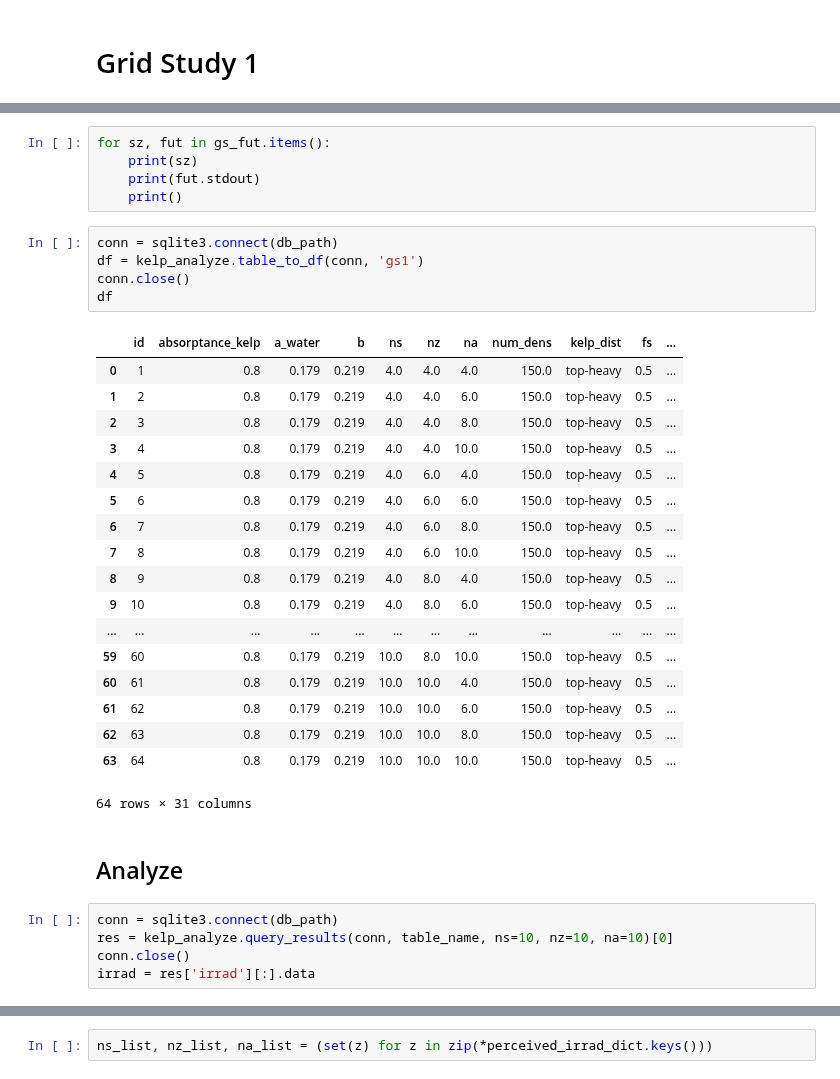
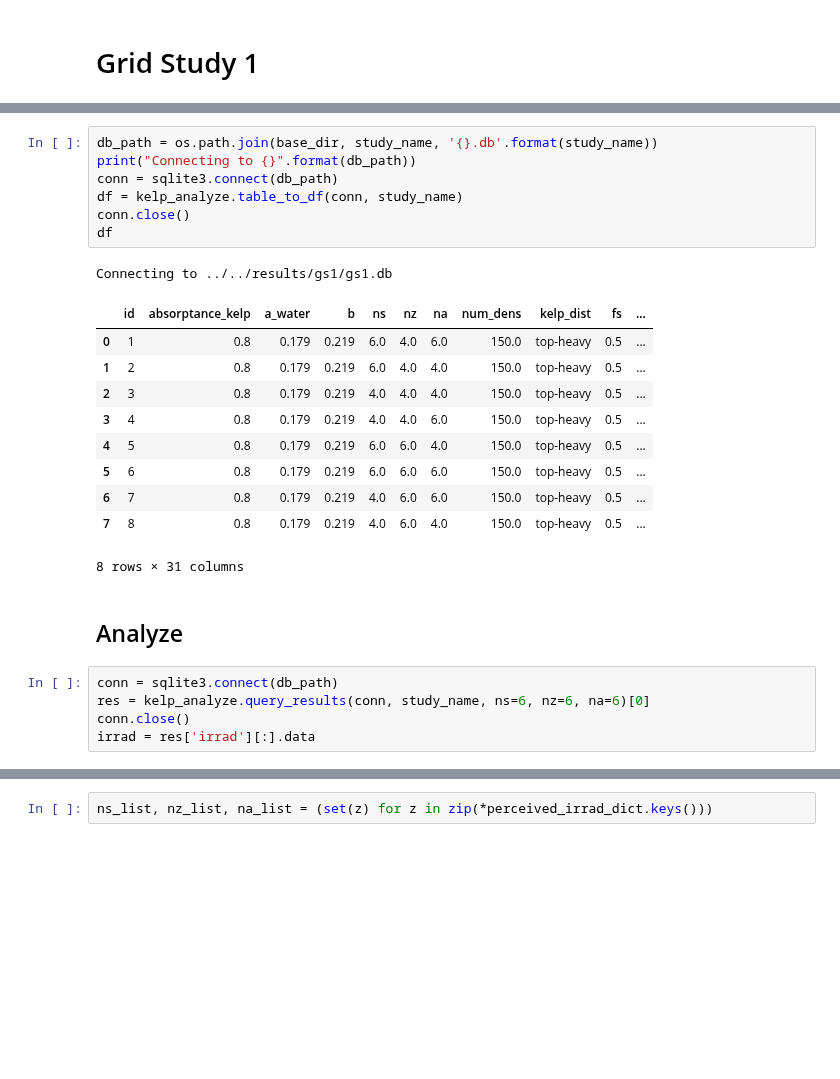
Before and after one commit to OliverEvans96/kelp, a Jupyter notebook: code/python/Results.ipynb, the cells around one changed output, grey strips where cells are left out. Cells and saved outputs as stored; diff of their text form; blank space fills up the shorter version.

```diff
--- a/code/python/Results.ipynb
+++ b/code/python/Results.ipynb
@@ -164,36 +145,26 @@ CREATE STR VAR: ('kelp_dist', 'S9', 'kelp_dist_dim')
-# %%
-for sz, fut in gs_fut.items():
-    print(sz)
-    print(fut.stdout)
-    print()
 # %%
+db_path = os.path.join(base_dir, study_name, '{}.db'.format(study_name))
+print("Connecting to {}".format(db_path))
 conn = sqlite3.connect(db_path)
-df = kelp_analyze.table_to_df(conn, 'gs1')
+df = kelp_analyze.table_to_df(conn, study_name)
 conn.close()
 df
 # %% [output]
+Connecting to ../../results/gs1/gs1.db
 |  | id | absorptance_kelp | a_water | b | ns | nz | na | num_dens | kelp_dist | fs | ... |
-| 0 | 1 | 0.8 | 0.179 | 0.219 | 4.0 | 4.0 | 4.0 | 150.0 | top-heavy | 0.5 | ... |
-| 1 | 2 | 0.8 | 0.179 | 0.219 | 4.0 | 4.0 | 6.0 | 150.0 | top-heavy | 0.5 | ... |
-| 2 | 3 | 0.8 | 0.179 | 0.219 | 4.0 | 4.0 | 8.0 | 150.0 | top-heavy | 0.5 | ... |
-| 3 | 4 | 0.8 | 0.179 | 0.219 | 4.0 | 4.0 | 10.0 | 150.0 | top-heavy | 0.5 | ... |
-| 4 | 5 | 0.8 | 0.179 | 0.219 | 4.0 | 6.0 | 4.0 | 150.0 | top-heavy | 0.5 | ... |
-| 5 | 6 | 0.8 | 0.179 | 0.219 | 4.0 | 6.0 | 6.0 | 150.0 | top-heavy | 0.5 | ... |
-| 6 | 7 | 0.8 | 0.179 | 0.219 | 4.0 | 6.0 | 8.0 | 150.0 | top-heavy | 0.5 | ... |
-| 7 | 8 | 0.8 | 0.179 | 0.219 | 4.0 | 6.0 | 10.0 | 150.0 | top-heavy | 0.5 | ... |
-| 8 | 9 | 0.8 | 0.179 | 0.219 | 4.0 | 8.0 | 4.0 | 150.0 | top-heavy | 0.5 | ... |
-| 9 | 10 | 0.8 | 0.179 | 0.219 | 4.0 | 8.0 | 6.0 | 150.0 | top-heavy | 0.5 | ... |
-| ... | ... | ... | ... | ... | ... | ... | ... | ... | ... | ... | ... |
-| 59 | 60 | 0.8 | 0.179 | 0.219 | 10.0 | 8.0 | 10.0 | 150.0 | top-heavy | 0.5 | ... |
-| 60 | 61 | 0.8 | 0.179 | 0.219 | 10.0 | 10.0 | 4.0 | 150.0 | top-heavy | 0.5 | ... |
-| 61 | 62 | 0.8 | 0.179 | 0.219 | 10.0 | 10.0 | 6.0 | 150.0 | top-heavy | 0.5 | ... |
-| 62 | 63 | 0.8 | 0.179 | 0.219 | 10.0 | 10.0 | 8.0 | 150.0 | top-heavy | 0.5 | ... |
-| 63 | 64 | 0.8 | 0.179 | 0.219 | 10.0 | 10.0 | 10.0 | 150.0 | top-heavy | 0.5 | ... |
+| 0 | 1 | 0.8 | 0.179 | 0.219 | 6.0 | 4.0 | 6.0 | 150.0 | top-heavy | 0.5 | ... |
+| 1 | 2 | 0.8 | 0.179 | 0.219 | 6.0 | 4.0 | 4.0 | 150.0 | top-heavy | 0.5 | ... |
+| 2 | 3 | 0.8 | 0.179 | 0.219 | 4.0 | 4.0 | 4.0 | 150.0 | top-heavy | 0.5 | ... |
+| 3 | 4 | 0.8 | 0.179 | 0.219 | 4.0 | 4.0 | 6.0 | 150.0 | top-heavy | 0.5 | ... |
+| 4 | 5 | 0.8 | 0.179 | 0.219 | 6.0 | 6.0 | 4.0 | 150.0 | top-heavy | 0.5 | ... |
+| 5 | 6 | 0.8 | 0.179 | 0.219 | 6.0 | 6.0 | 6.0 | 150.0 | top-heavy | 0.5 | ... |
+| 6 | 7 | 0.8 | 0.179 | 0.219 | 4.0 | 6.0 | 6.0 | 150.0 | top-heavy | 0.5 | ... |
+| 7 | 8 | 0.8 | 0.179 | 0.219 | 4.0 | 6.0 | 4.0 | 150.0 | top-heavy | 0.5 | ... |
-64 rows × 31 columns
+8 rows × 31 columns
 # %% [markdown]
 ## Analyze
 # %%
 conn = sqlite3.connect(db_path)
-res = kelp_analyze.query_results(conn, table_name, ns=10, nz=10, na=10)[0]
+res = kelp_analyze.query_results(conn, study_name, ns=6, nz=6, na=6)[0]
 conn.close()
 irrad = res['irrad'][:].data
```
Also changed, not shown: parts of 15 cells of this notebook, 2 other files.
